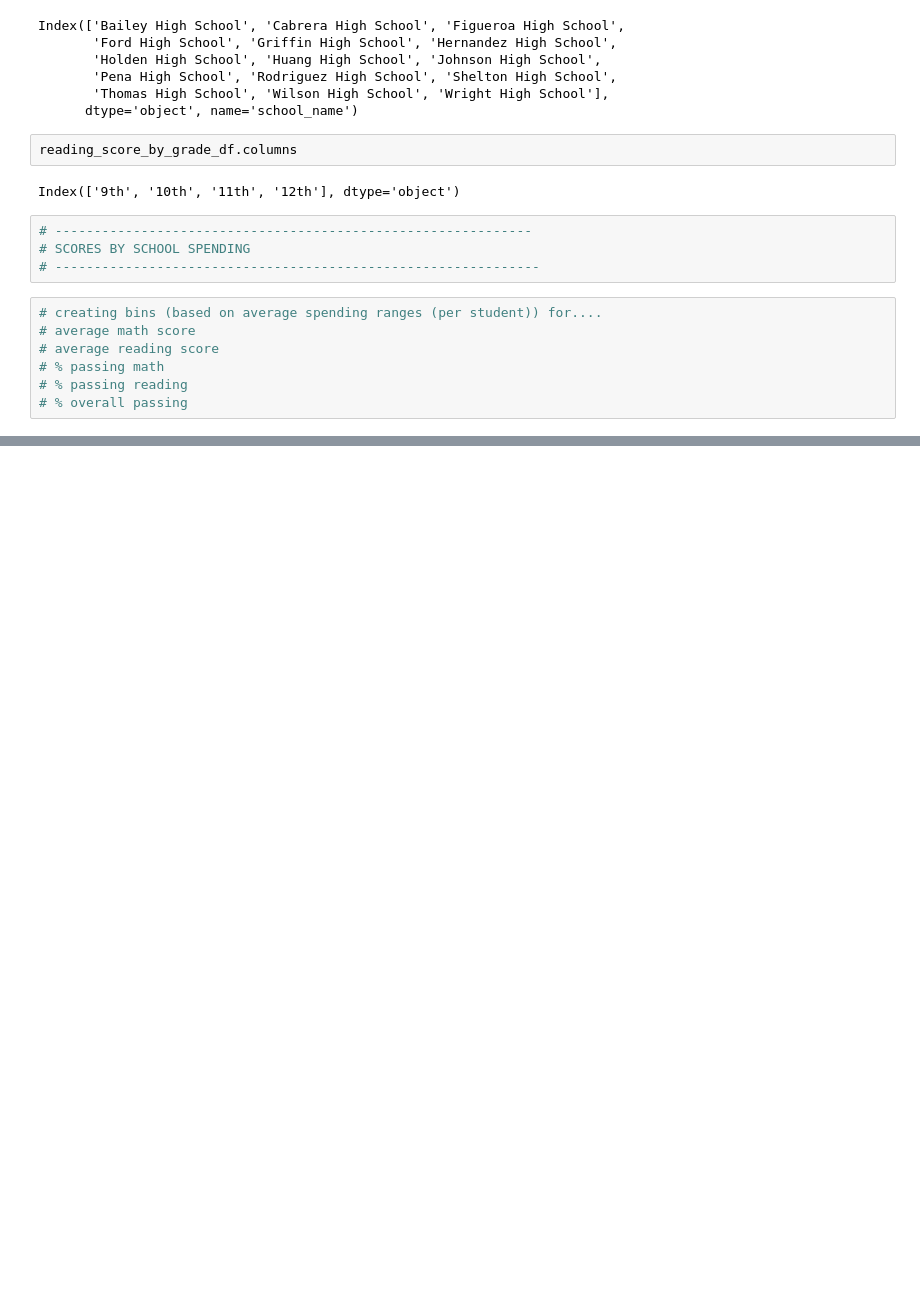
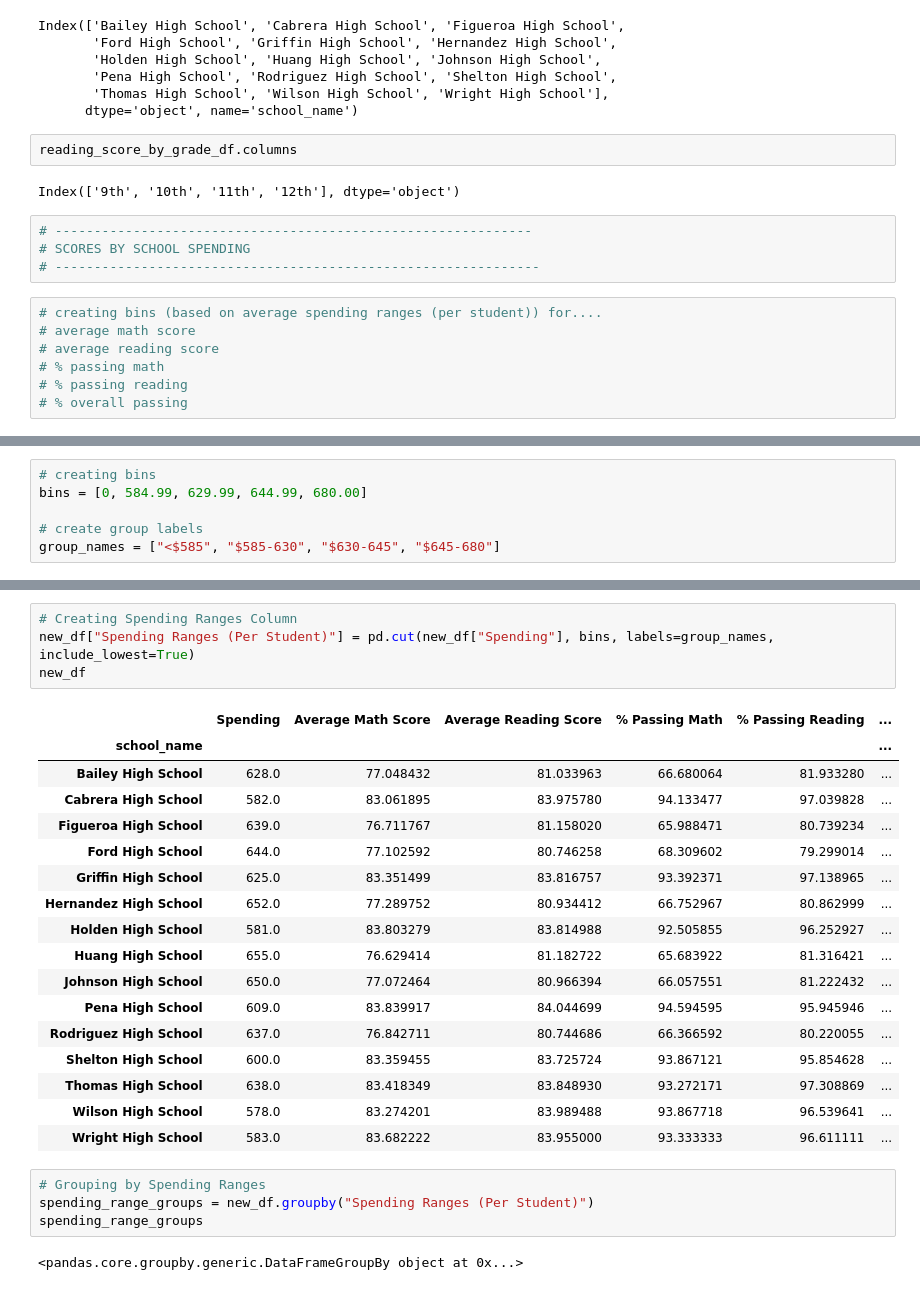
Before and after one commit to MarkOsowski2023/panda-challenge, a Jupyter notebook: PyCitySchools/main.ipynb, the cells around one changed output, grey strips where cells are left out. Saved outputs shown, nothing was run; the diff lists cells and outputs as text; blank space fills up the shorter version.

```diff
--- a/PyCitySchools/main.ipynb
+++ b/PyCitySchools/main.ipynb
@@ -665,0 +694,6 @@ Index(['9th', '10th', '11th', '12th'], dtype='object')
+# %%
+# creating bins
+bins = [0, 584.99, 629.99, 644.99, 680.00]
+
+# create group labels
+group_names = ["<$585", "$585-630", "$630-645", "$645-680"]
@@ -665,0 +739,28 @@ Index(['9th', '10th', '11th', '12th'], dtype='object')
+# %%
+# Creating Spending Ranges Column
+new_df["Spending Ranges (Per Student)"] = pd.cut(new_df["Spending"], bins, labels=group_names, include_lowest=True)
+new_df
+# %% [output]
+|  | Spending | Average Math Score | Average Reading Score | % Passing Math | % Passing Reading | ... |
+| school_name |  |  |  |  |  | ... |
+| Bailey High School | 628.0 | 77.048432 | 81.033963 | 66.680064 | 81.933280 | ... |
+| Cabrera High School | 582.0 | 83.061895 | 83.975780 | 94.133477 | 97.039828 | ... |
+| Figueroa High School | 639.0 | 76.711767 | 81.158020 | 65.988471 | 80.739234 | ... |
+| Ford High School | 644.0 | 77.102592 | 80.746258 | 68.309602 | 79.299014 | ... |
+| Griffin High School | 625.0 | 83.351499 | 83.816757 | 93.392371 | 97.138965 | ... |
+| Hernandez High School | 652.0 | 77.289752 | 80.934412 | 66.752967 | 80.862999 | ... |
+| Holden High School | 581.0 | 83.803279 | 83.814988 | 92.505855 | 96.252927 | ... |
+| Huang High School | 655.0 | 76.629414 | 81.182722 | 65.683922 | 81.316421 | ... |
+| Johnson High School | 650.0 | 77.072464 | 80.966394 | 66.057551 | 81.222432 | ... |
+| Pena High School | 609.0 | 83.839917 | 84.044699 | 94.594595 | 95.945946 | ... |
+| Rodriguez High School | 637.0 | 76.842711 | 80.744686 | 66.366592 | 80.220055 | ... |
+| Shelton High School | 600.0 | 83.359455 | 83.725724 | 93.867121 | 95.854628 | ... |
+| Thomas High School | 638.0 | 83.418349 | 83.848930 | 93.272171 | 97.308869 | ... |
+| Wilson High School | 578.0 | 83.274201 | 83.989488 | 93.867718 | 96.539641 | ... |
+| Wright High School | 583.0 | 83.682222 | 83.955000 | 93.333333 | 96.611111 | ... |
+# %%
+# Grouping by Spending Ranges
+spending_range_groups = new_df.groupby("Spending Ranges (Per Student)")
+spending_range_groups
+# %% [output]
+<pandas.core.groupby.generic.DataFrameGroupBy object at 0x...>
```
Also changed, not shown: parts of 38 cells of this notebook.
